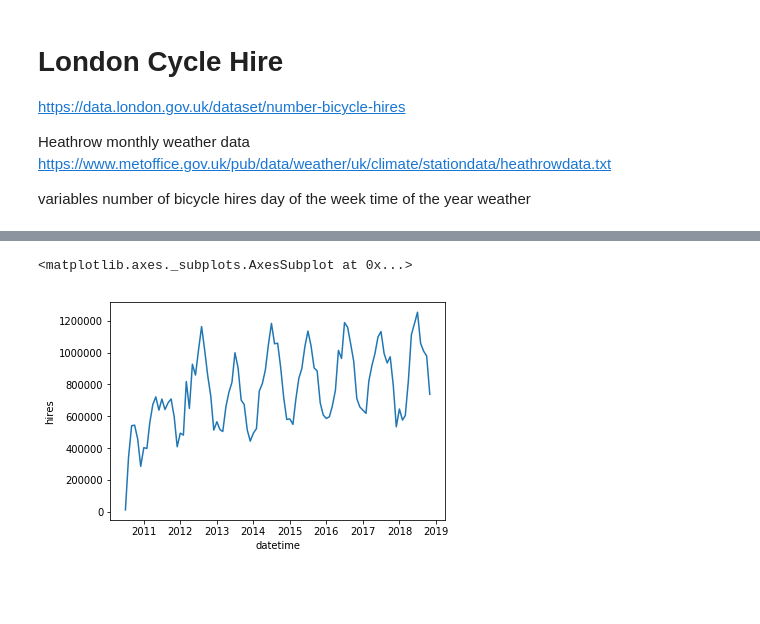
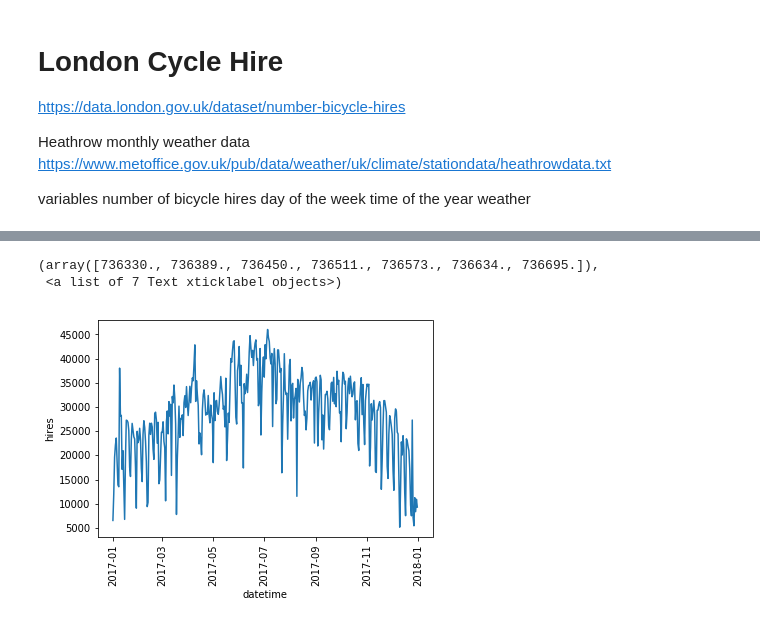
Before and after one commit to tommirrington/Simulated-Data, a Jupyter notebook: Simulated_Data.ipynb, the cells around one changed output, grey strips where cells are left out. Cells and saved outputs as stored; diff of their text form; code cells hidden in the pictures; blank space fills up the shorter version.

```diff
--- a/Simulated_Data.ipynb
+++ b/Simulated_Data.ipynb
@@ -22,7 +22,12 @@ import matplotlib.pyplot as plt
 daily = pd.read_csv('data/tfl-daily-cycle-hires-daily.csv', skiprows=1, names=('day','hires'))
 monthly = pd.read_csv('data/tfl-daily-cycle-hires-monthly.csv', skiprows=1, names=('month','hires'))
 # %%
+#convert datetimes from strings
 daily['datetime'] = pd.to_datetime(daily['day'], format='%d/%m/%Y')
 daily['day-of-week'] = daily['datetime'].dt.day_name()
-daily
+
+#reindex using datetime
+daily = daily.set_index('datetime')
+
+daily.loc['2017-01-01':'2017-12-31']
 # %% [output]
@@ -74,0 +95,6 @@ sns.lineplot(x='datetime', y='hires', data=daily)
+# %%
+#data seems to have settled to an annual trend so lets extract most recent year
+
+daily_2017 = daily.loc['2017-01-01':'2017-12-31']
+monthly_2017 = monthly.loc['2017-01-01':'2017-12-31']
+monthly_2017
@@ -75,5 +116,7 @@ sns.lineplot(x='datetime', y='hires', data=daily)
 # %%
-sns.lineplot(x='datetime', y='hires', data=monthly)
+sns.lineplot(x=daily_2017.index, y='hires', data=daily_2017)
+plt.xticks(rotation=90)
 # %% [output]
-<matplotlib.axes._subplots.AxesSubplot at 0x...>
+(array([736330., 736389., 736450., 736511., 736573., 736634., 736695.]),
+ <a list of 7 Text xticklabel objects>)
-[figure, old version]
+[figure, new version]
```
Also changed, not shown: parts of 15 cells of this notebook.
